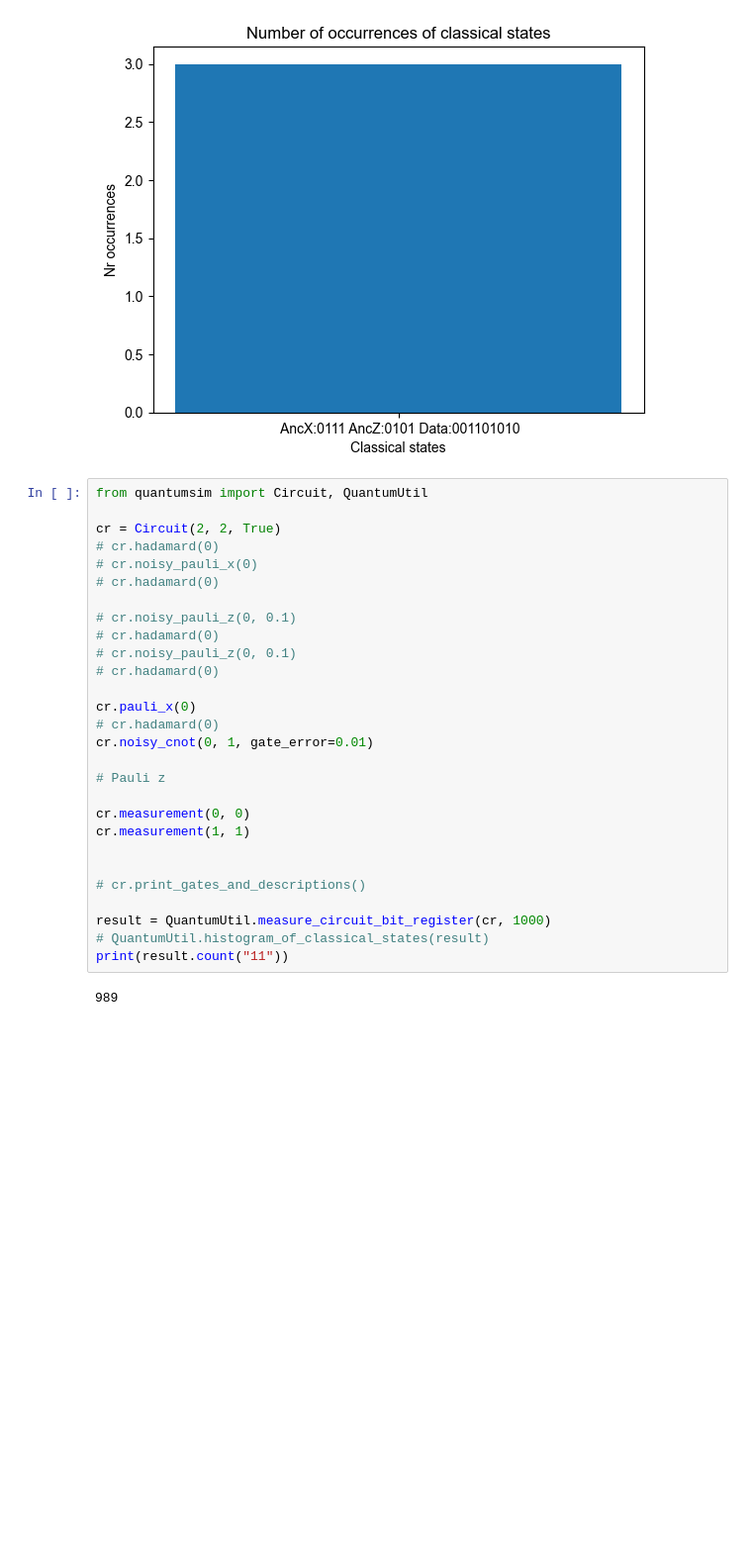
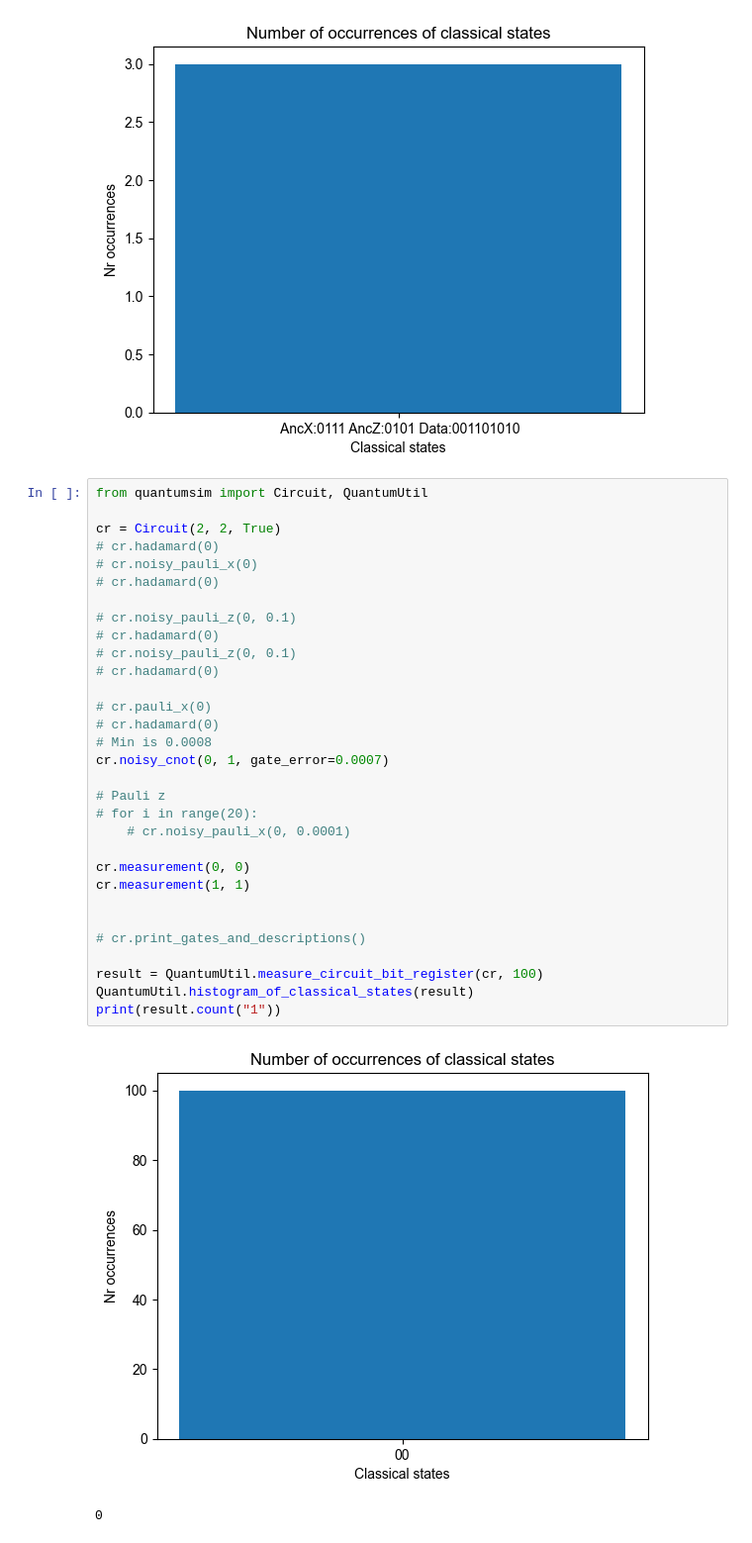
Before and after one commit to Mitch36/QuantumSim-QEC, a Jupyter notebook: QuantumSimSurfaceCodes.ipynb, the cells around one changed output. Shown at 99% size. Drawn from its saved outputs; the diff is of its cells as text; blank space fills up the shorter version.

```diff
--- a/QuantumSimSurfaceCodes.ipynb
+++ b/QuantumSimSurfaceCodes.ipynb
@@ -159,30 +159,34 @@ Logical error when deciding bit flip recovery option
 # %%
 from quantumsim import Circuit, QuantumUtil
 
 cr = Circuit(2, 2, True)
 # cr.hadamard(0)
 # cr.noisy_pauli_x(0)
 # cr.hadamard(0)
 
 # cr.noisy_pauli_z(0, 0.1)
 # cr.hadamard(0)
 # cr.noisy_pauli_z(0, 0.1)
 # cr.hadamard(0)
 
-cr.pauli_x(0)
+# cr.pauli_x(0)
 # cr.hadamard(0)
-cr.noisy_cnot(0, 1, gate_error=0.01)
+# Min is 0.0008
+cr.noisy_cnot(0, 1, gate_error=0.0007)
 
 # Pauli z
+# for i in range(20):
+    # cr.noisy_pauli_x(0, 0.0001)
 
 cr.measurement(0, 0)
 cr.measurement(1, 1)
 
 
 # cr.print_gates_and_descriptions()
 
-result = QuantumUtil.measure_circuit_bit_register(cr, 1000)
-# QuantumUtil.histogram_of_classical_states(result)
-print(result.count("11"))
+result = QuantumUtil.measure_circuit_bit_register(cr, 100)
+QuantumUtil.histogram_of_classical_states(result)
+print(result.count("1"))
 # %% [output]
+[figure, added]
-989
+0
```
Also changed, not shown: 1 other file.
